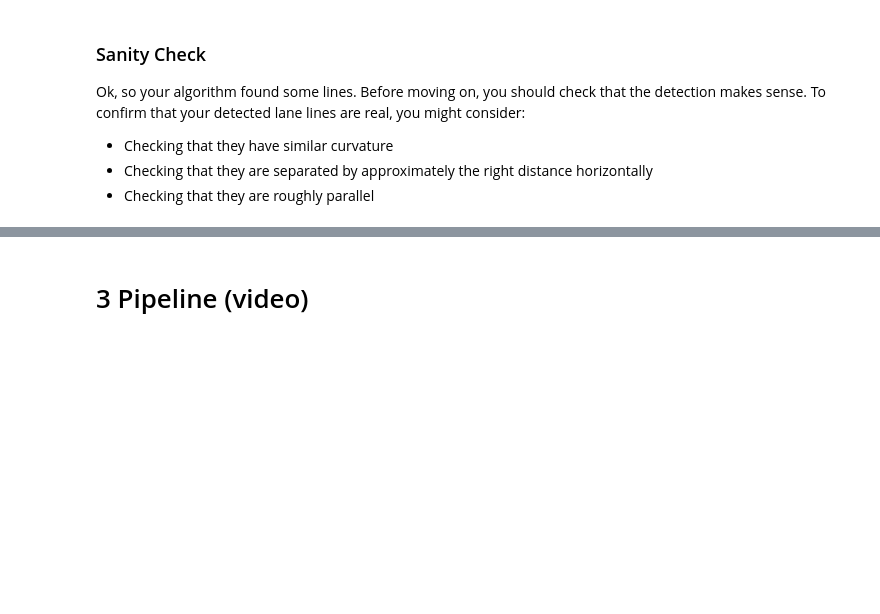
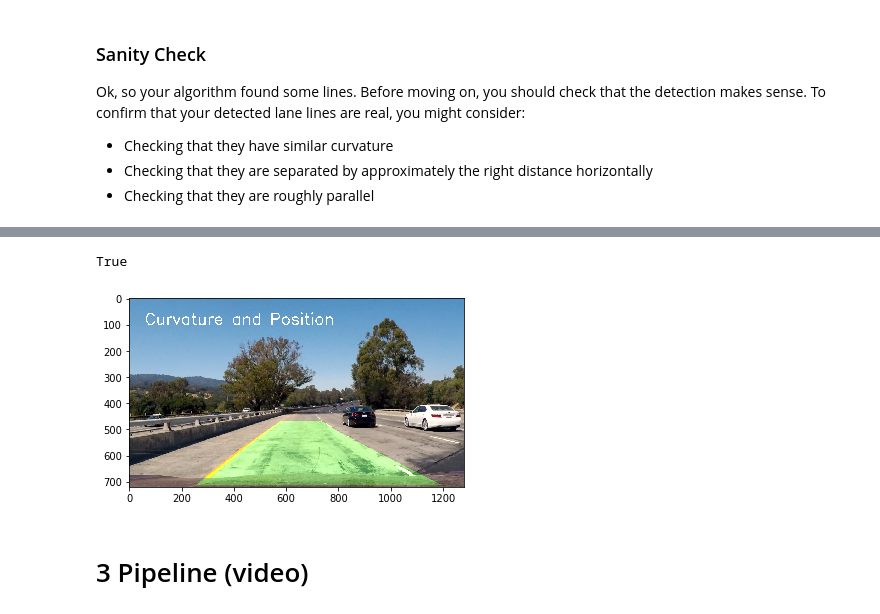
Before and after one commit to mgdreamingstar/CarND-Advanced-Lane-Lines, a Jupyter notebook: Advance-Lane-Lines.ipynb, the cells around one changed output, grey strips where cells are left out. Cells and saved outputs as stored; diff of their text form; code cells hidden in the pictures; blank space fills up the shorter version.

```diff
--- a/Advance-Lane-Lines.ipynb
+++ b/Advance-Lane-Lines.ipynb
@@ -406,7 +406,10 @@ plt.plot(histogram)
 # %%
 def lanes_finding(image, margin=30):
     # fit_image = cv2.imread(r'.\output_images\perspective_trans.jpg')
-    fit_image = cv2.cvtColor(image, cv2.COLOR_BGR2GRAY)
+    if image.ndim == 2:
+        fit_image = image
+    else:
+        fit_image = cv2.cvtColor(image, cv2.COLOR_BGR2GRAY)
 
     histogram = np.sum(fit_image,axis=0)
 
@@ -666,27 +682,31 @@ Ok, so your algorithm found some lines. Before moving on, you should check that
 # %%
 # Create an image to draw the lines on
 def project_back(origin_image,lane_warped = pers_warped, Minv = Minv_w, left = left_fitx, right = right_fitx, y = ploty):
     warp_zero = np.zeros_like(lane_warped).astype(np.uint8)
-    # color_warp = np.dstack((warp_zero, warp_zero, warp_zero))
-    color_warp = warp_zero
+    color_warp = np.dstack((warp_zero, warp_zero, warp_zero))
+
+    # color_warp = warp_zero
     # Recast the x and y points into usable format for cv2.fillPoly()
     pts_left = np.array([np.transpose(np.vstack([left, y]))])
     pts_right = np.array([np.flipud(np.transpose(np.vstack([right, y])))])
     pts = np.hstack((pts_left, pts_right))
 
     # Draw the lane onto the warped blank image
     cv2.fillPoly(color_warp, np.int_([pts]), (0,255, 0))
 
     # Warp the blank back to original image space using inverse perspective matrix (Minv)
     newwarp = cv2.warpPerspective(color_warp, Minv, (origin_image.shape[1], origin_image.shape[0]))
     # Combine the result with the original image
     result = cv2.addWeighted(origin_image, 1, newwarp, 0.3, 0)
     return result
 
 project_image = project_back(pipeline_thresh_combine)
 
 cv2.putText(project_image, 'Curvature and Position',(60,100), cv2.FONT_HERSHEY_SIMPLEX , 2,(255,255,255),4)
 plt.imshow(cv2.cvtColor(project_image,cv2.COLOR_BGR2RGB))
 cv2.imwrite(r'output_images/project_back.jpg', project_image)
+# %% [output]
+True
+[figure, added]
 # %% [markdown]
 # 3 Pipeline (video)
```
Also changed, not shown: parts of 6 cells of this notebook, 5 other files.
